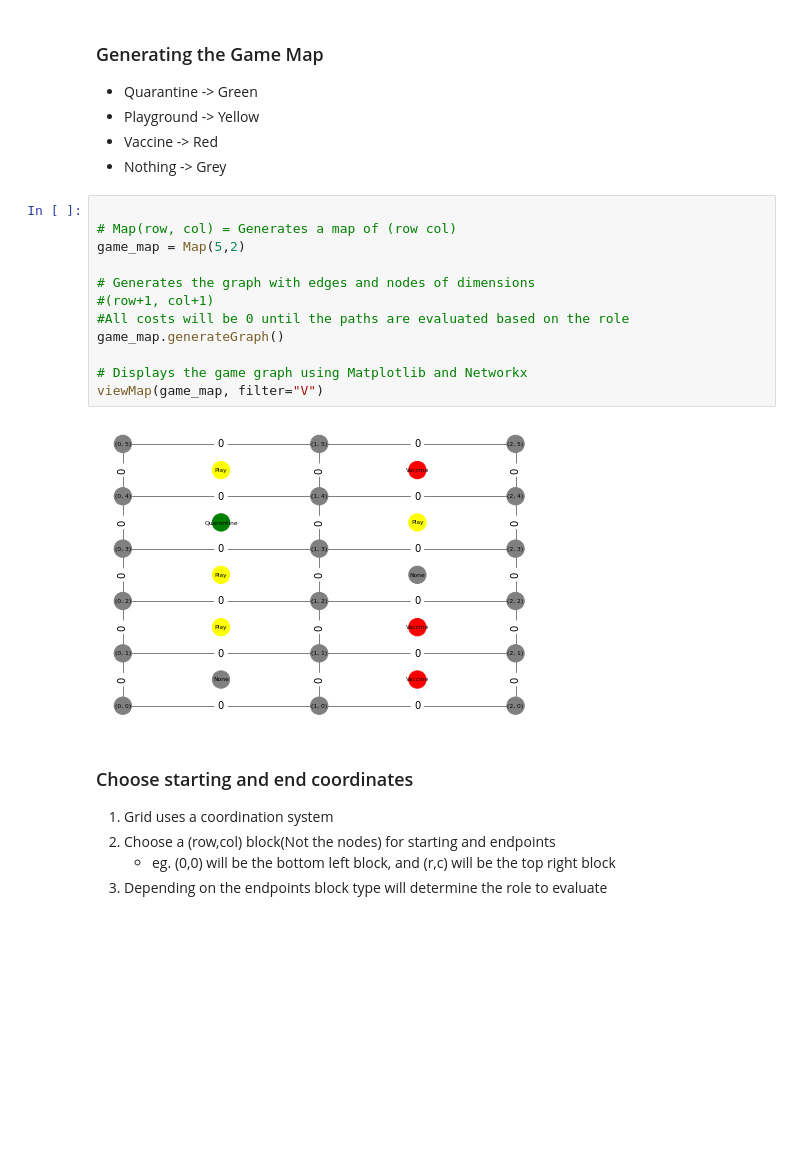
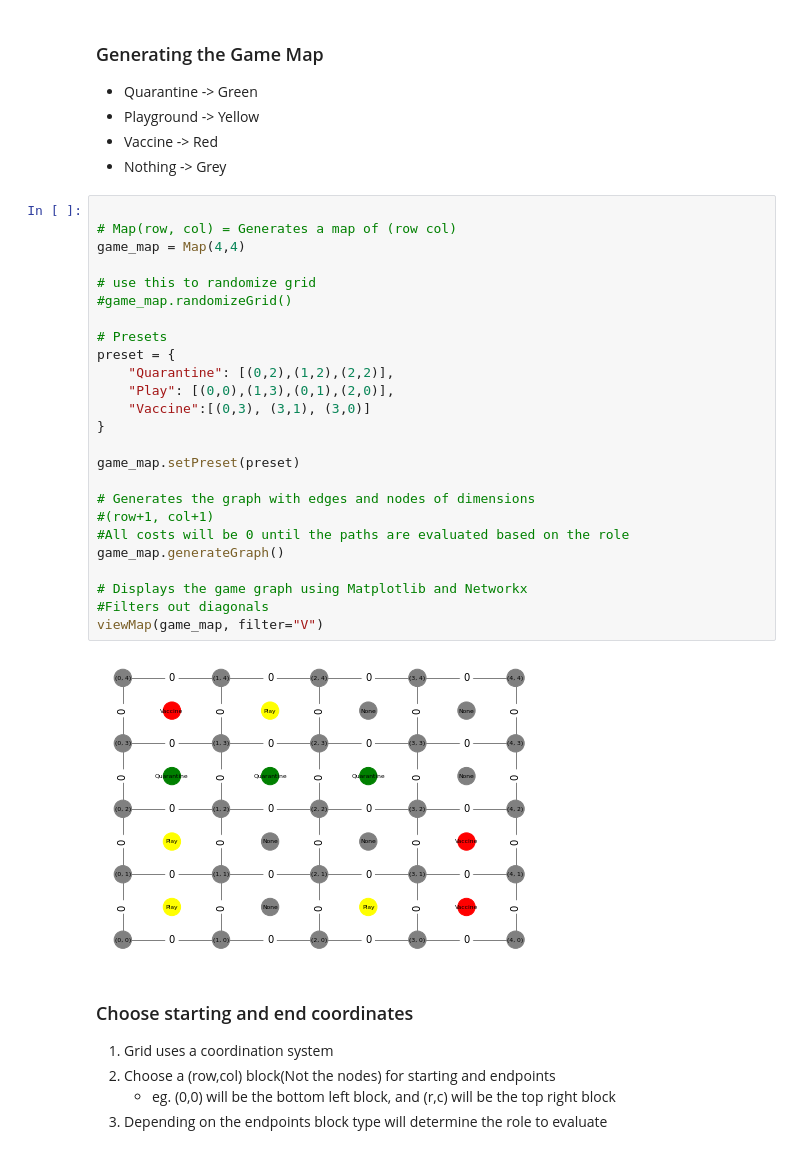
Before and after one commit to PBMocha/COMP472_A1, a Jupyter notebook: project.ipynb, the cells around one changed output. Saved outputs shown, nothing was run; the diff lists cells and outputs as text; blank space fills up the shorter version.

```diff
--- a/project.ipynb
+++ b/project.ipynb
@@ -12,17 +12,30 @@ from gui import *
 # %%
 
 # Map(row, col) = Generates a map of (row col)
-game_map = Map(5,2)
+game_map = Map(4,4)
+
+# use this to randomize grid
+#game_map.randomizeGrid()
+
+# Presets
+preset = {
+    "Quarantine": [(0,2),(1,2),(2,2)],
+    "Play": [(0,0),(1,3),(0,1),(2,0)],
+    "Vaccine":[(0,3), (3,1), (3,0)]
+}
+
+game_map.setPreset(preset)
 
 # Generates the graph with edges and nodes of dimensions
 #(row+1, col+1)
 #All costs will be 0 until the paths are evaluated based on the role
 game_map.generateGraph()
 
 # Displays the game graph using Matplotlib and Networkx
+#Filters out diagonals
 viewMap(game_map, filter="V")
 # %% [output]
-[figure, old version]
+[figure, new version]
 # %% [markdown]
 ### Choose starting and end coordinates
 1. Grid uses a coordination system
```
Also changed, not shown: parts of 1 cell of this notebook, 4 other files.
